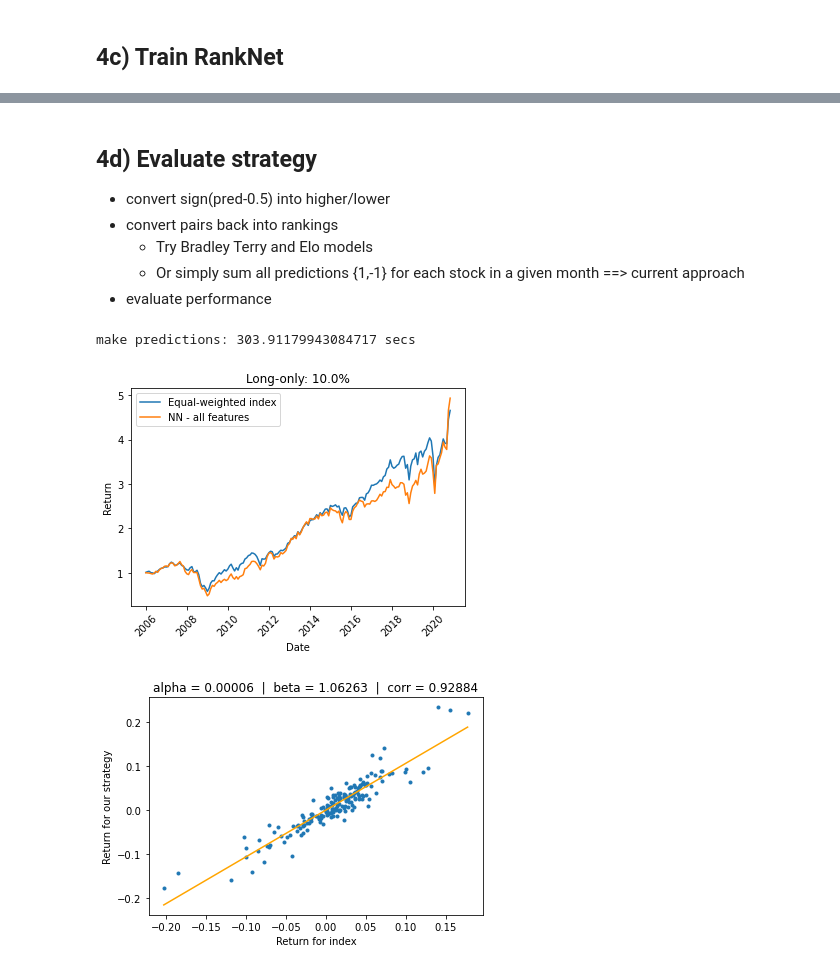
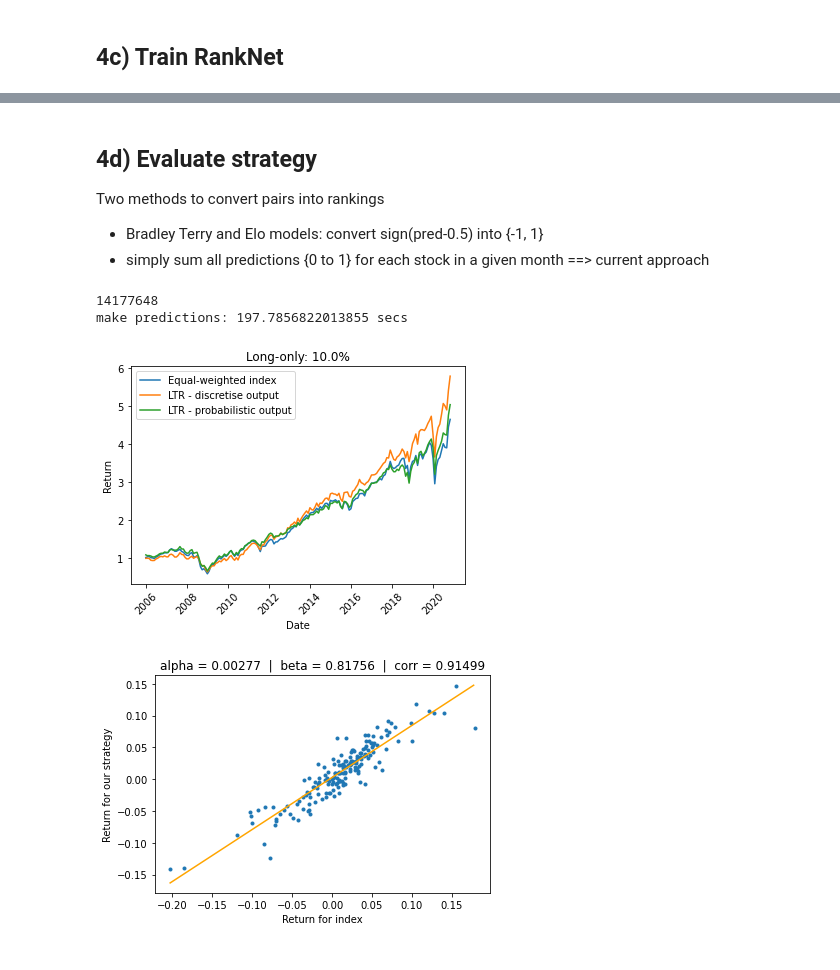
Before and after one commit to pyliut/CSMOM_HT22, a Jupyter notebook: NeuralNetworks_TomLiu.ipynb, the cells around one changed output, grey strips where cells are left out. Cells and saved outputs as stored; diff of their text form; code cells hidden in the pictures.

Commit message:
Updated Regression Analysis function

```diff
--- a/NeuralNetworks_TomLiu.ipynb
+++ b/NeuralNetworks_TomLiu.ipynb
@@ -199,12 +208,15 @@ def get_Matrices(model, x_test, df_test, company_name = "TICKER", is_regression
     returns_matrix[returns_matrix > max_ret] = returns_matrix.shift()
     return returns_matrix, weight_matrix, rank_table, model_output
 # %%
-def get_Matrices_LTR(model_output, df_test, company_name = "TICKER", pct = 0.1, is_short = False, max_ret = 10):
+def get_Matrices_LTR(model_output, df_test, company_name = "TICKER", pct = 0.1, is_short = False, max_ret = 10, discretise = True):
     """
     create return & weight matrices
     """
     #convert to rankings
-    predictions = np.sign(model_output-0.5)
+    if discretise:
+        predictions = np.sign(model_output-0.5)
+    else:
+        predictions = model_output
     n_outputs = len(predictions)
     df_pairs = pd.DataFrame(index = range(len(predictions)))
     df_pairs[str(df_test.columns[0])] = list(df_test.iloc[pair_test[:n_outputs,0],0])
@@ -965,8 +1014,12 @@ class RankNet(Model):
     def __init__(self):
         super().__init__()
         #input + hidden layers
-        self.dense = [layers.Dense(100, activation=leaky_relu),
-                      layers.Dense(100, activation=leaky_relu)]
+        stddev = 0.01
+        seed = 1
+        self.dense = [layers.Dense(100, activation='relu',kernel_initializer=initializers.RandomNormal(stddev=stddev, seed = seed)),
+                      layers.Dense(100, activation='relu',kernel_initializer=initializers.RandomNormal(stddev=stddev, seed = seed))]
+        self.dropout = [Dropout(0.2, seed = seed),
+                      Dropout(0.2, seed = seed)]
         #output layer
         self.o = layers.Dense(1, activation='linear')
         #subtract outputs
@@ -978,9 +1031,12 @@ class RankNet(Model):
         densei = self.dense[0](xi)
         densej = self.dense[0](xj)
         #hidden layers
-        for dense in self.dense[1:]:
+        for dense, dropout in zip(self.dense[1:],self.dropout[1:]):
             densei = dense(densei)
             densej = dense(densej)
+            #dropout
+            densei = dropout(densei)
+            densej = dropout(densej)
         #output layer
         oi = self.o(densei)
         oj= self.o(densej)
@@ -1089,6 +1145,9 @@ done
 ## 4c) Train RankNet
 # %%
 # train model using compile and fit
+learning_rate = 1e-6
 ranknet = RankNet()
-ranknet.compile(optimizer='adam', loss='binary_crossentropy')
+opt = optimizers.Adam(learning_rate=learning_rate)
+ranknet.compile(optimizer=opt, loss='binary_crossentropy')
+
 history = ranknet.fit([xi_train, xj_train], pij_train, epochs=5, batch_size=500, validation_data=([xi_test, xj_test], pij_test))
@@ -1143,11 +1182,9 @@ INFO:tensorflow:Assets written to: Models/PairwiseLTR.tf\assets
 Model saved to: Models/PairwiseLTR.tf
 # %% [markdown]
 ## 4d) Evaluate strategy
-- convert sign(pred-0.5) into higher/lower
-- convert pairs back into rankings
-    - Try Bradley Terry and Elo models
-    - Or simply sum all predictions {1,-1} for each stock in a given month ==> current approach
-- evaluate performance
+Two methods to convert pairs into rankings
+- Bradley Terry and Elo models: convert sign(pred-0.5) into {-1, 1}
+- simply sum all predictions {0 to 1} for each stock in a given month ==> current approach
 # %%
 #make predictions
 tic = time()
@@ -1158,27 +1195,36 @@ model_output = ranknet.predict([xi_test[:n_outputs], xj_test[:n_outputs]])
 toc = time()
 print("make predictions:", toc - tic, "secs")
 # %% [output]
-make predictions: 303.91179943084717 secs
+14177648
+make predictions: 197.7856822013855 secs
 # %%
 #calc returns
-returns_matrix, weight_matrix, rank_table, model_output = get_Matrices_LTR(
-                    model_output, df_test, company_name = "TICKER", pct = 0.1, is_short = False, max_ret = 10)
-rets, cumrets = calc_returns(returns_matrix, weight_matrix = weight_matrix, k = k)
+k = 3
+pct = 0.1
+is_short = False
+discretise = False
+returns_matrix1, weight_matrix1, rank_table1, _1 = get_Matrices_LTR(
+                    model_output, df_test, company_name = "TICKER", pct = pct, is_short = is_short, max_ret = 10, discretise = True)
+returns_matrix2, weight_matrix2, rank_table2, _2 = get_Matrices_LTR(
+                    model_output, df_test, company_name = "TICKER", pct = pct, is_short = is_short, max_ret = 10, discretise = False)
+rets1, cumrets1 = calc_returns(returns_matrix1, weight_matrix = weight_matrix1, k = k)
+rets2, cumrets2 = calc_returns(returns_matrix2, weight_matrix = weight_matrix2, k = k)
 
 #calculate return & weight matrix for base strat - i.e. long 100%
 
 plt.plot(cumrets_equal.index, cumrets_equal, label = "Equal-weighted index")
-plt.plot(cumrets.index, cumrets, label = "NN - all features")
+plt.plot(cumrets1.index, cumrets1, label = "LTR - discretise output")
+plt.plot(cumrets2.index, cumrets2, label = "LTR - probabilistic output")
 plt.legend();
 plt.xlabel("Date");
 plt.xticks(rotation = 45);
 plt.ylabel("Return")
 plt.title("Long-only: " + str(pct*100) + "%");
 # %% [output]
-[figure, old version]
+[figure, new version]
 # %%
-regression_analysis(np.array(rets_equal),np.array(rets))
+regression_analysis(np.array(rets_equal),np.array(rets1))
 # %% [output]
-[figure, old version]
+[figure, new version]
 # %%
 #sharpe ratio
```
Also changed, not shown: parts of 24 cells of this notebook.
